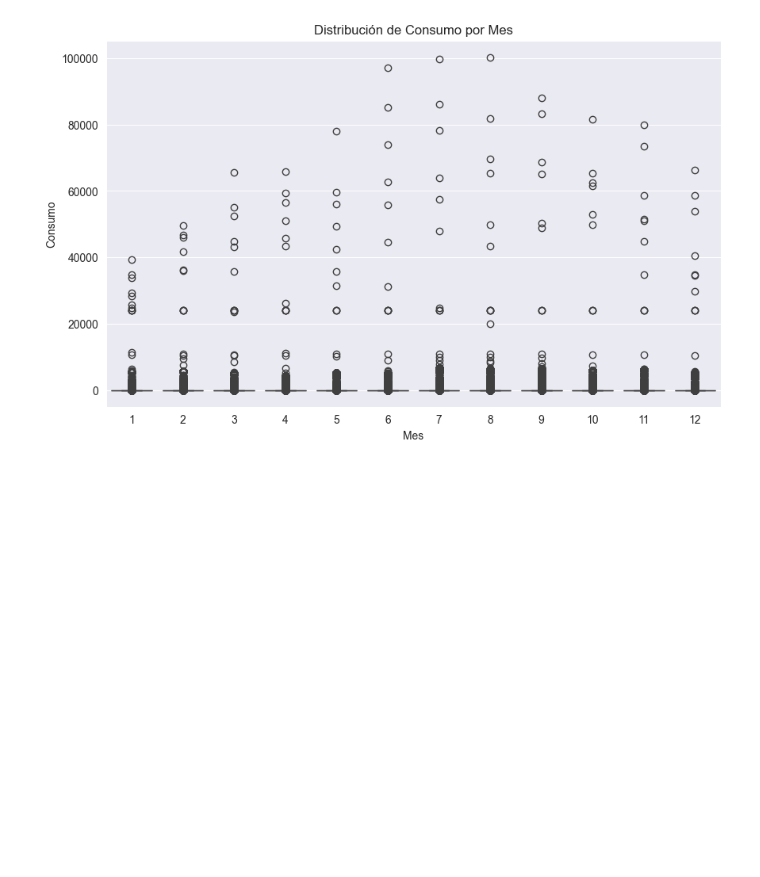
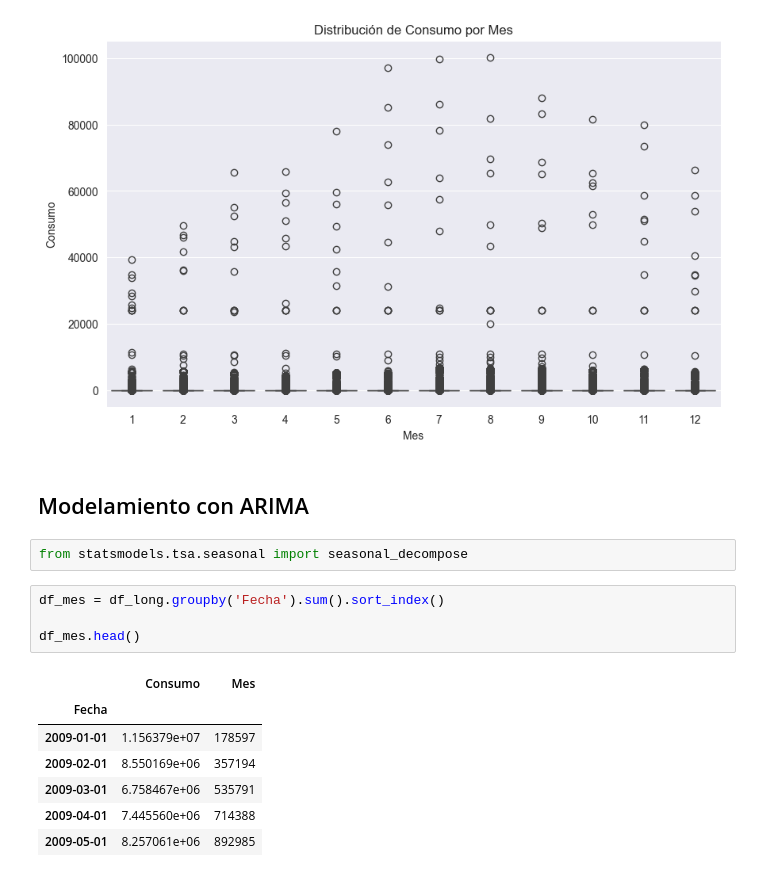
Before and after one commit to AlejandroChicaizaBMV/Proyecto_MN, a Jupyter notebook: proyecto.ipynb, the cells around one changed output. Saved outputs shown, nothing was run; the diff lists cells and outputs as text; blank space fills up the shorter version.

```diff
--- a/proyecto.ipynb
+++ b/proyecto.ipynb
@@ -256,3 +256,19 @@ plt.ylabel('Consumo')
 plt.show()
 # %% [output]
 [figure]
+# %% [markdown]
+## Modelamiento con ARIMA
+# %%
+from statsmodels.tsa.seasonal import seasonal_decompose
+# %%
+df_mes = df_long.groupby('Fecha').sum().sort_index()
+
+df_mes.head()
+# %% [output]
+|  | Consumo | Mes |
+| Fecha |  |  |
+| 2009-01-01 | 1.156379e+07 | 178597 |
+| 2009-02-01 | 8.550169e+06 | 357194 |
+| 2009-03-01 | 6.758467e+06 | 535791 |
+| 2009-04-01 | 7.445560e+06 | 714388 |
+| 2009-05-01 | 8.257061e+06 | 892985 |
```
Also changed, not shown: parts of 6 cells of this notebook.
